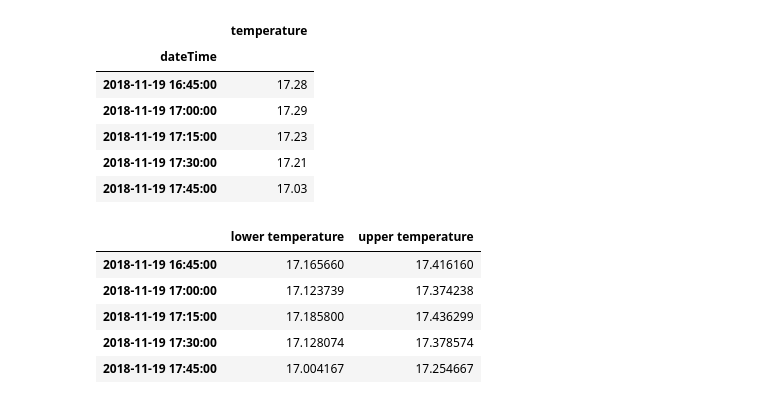
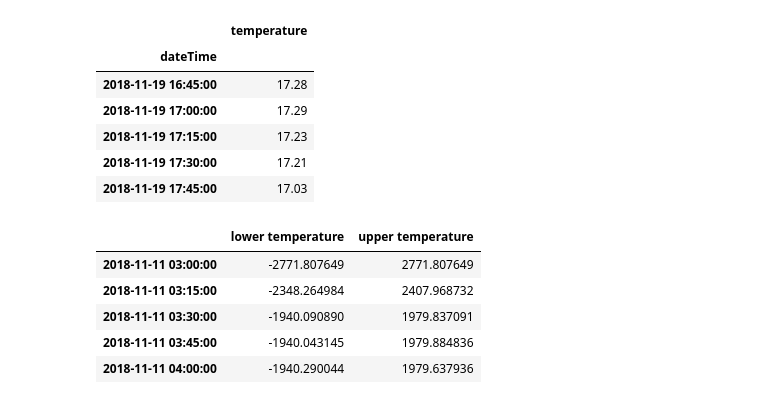
Before and after one commit to bryanhonof/Smart-Systems-Assignment-1, a Jupyter notebook: Python/5_fitting_and_predicting.ipynb, the cells around one changed output. Drawn from its saved outputs; the diff is of its cells as text; code cells hidden in the pictures.

```diff
--- a/Python/5_fitting_and_predicting.ipynb
+++ b/Python/5_fitting_and_predicting.ipynb
@@ -87,7 +87,7 @@ Warnings:
 #The code requires the forecasts to start at January 1998
 #The dynamic=False argument ensures that we produce one-step ahead forecasts,
 #meaning that forecasts at each point are generated using the full history up to that point.
-pred = results.get_prediction(start=pd.to_datetime('2018-11-11 03'), dynamic=False)
+pred = results.get_prediction()
 pred_ci = pred.conf_int()
 # %%
 data[data.index >= '2018-11-11 03'].tail(5)
@@ -100,11 +100,11 @@ data[data.index >= '2018-11-11 03'].tail(5)
 | 2018-11-19 17:30:00 | 17.21 |
 | 2018-11-19 17:45:00 | 17.03 |
 # %%
-pred_ci.tail(5)
+pred_ci.head(5)
 # %% [output]
 |  | lower temperature | upper temperature |
-| 2018-11-19 16:45:00 | 17.165660 | 17.416160 |
-| 2018-11-19 17:00:00 | 17.123739 | 17.374238 |
-| 2018-11-19 17:15:00 | 17.185800 | 17.436299 |
-| 2018-11-19 17:30:00 | 17.128074 | 17.378574 |
-| 2018-11-19 17:45:00 | 17.004167 | 17.254667 |
+| 2018-11-11 03:00:00 | -2771.807649 | 2771.807649 |
+| 2018-11-11 03:15:00 | -2348.264984 | 2407.968732 |
+| 2018-11-11 03:30:00 | -1940.090890 | 1979.837091 |
+| 2018-11-11 03:45:00 | -1940.043145 | 1979.884836 |
+| 2018-11-11 04:00:00 | -1940.290044 | 1979.637936 |
```
Also changed, not shown: parts of 4 cells of this notebook.
